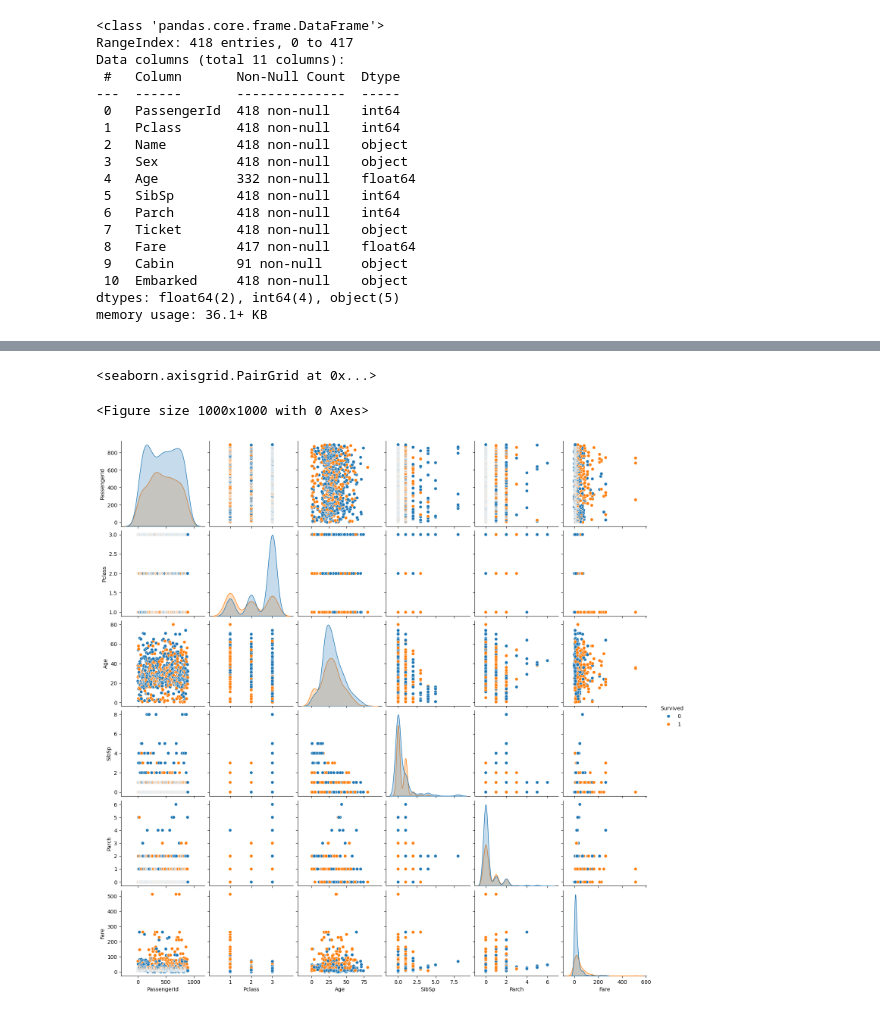
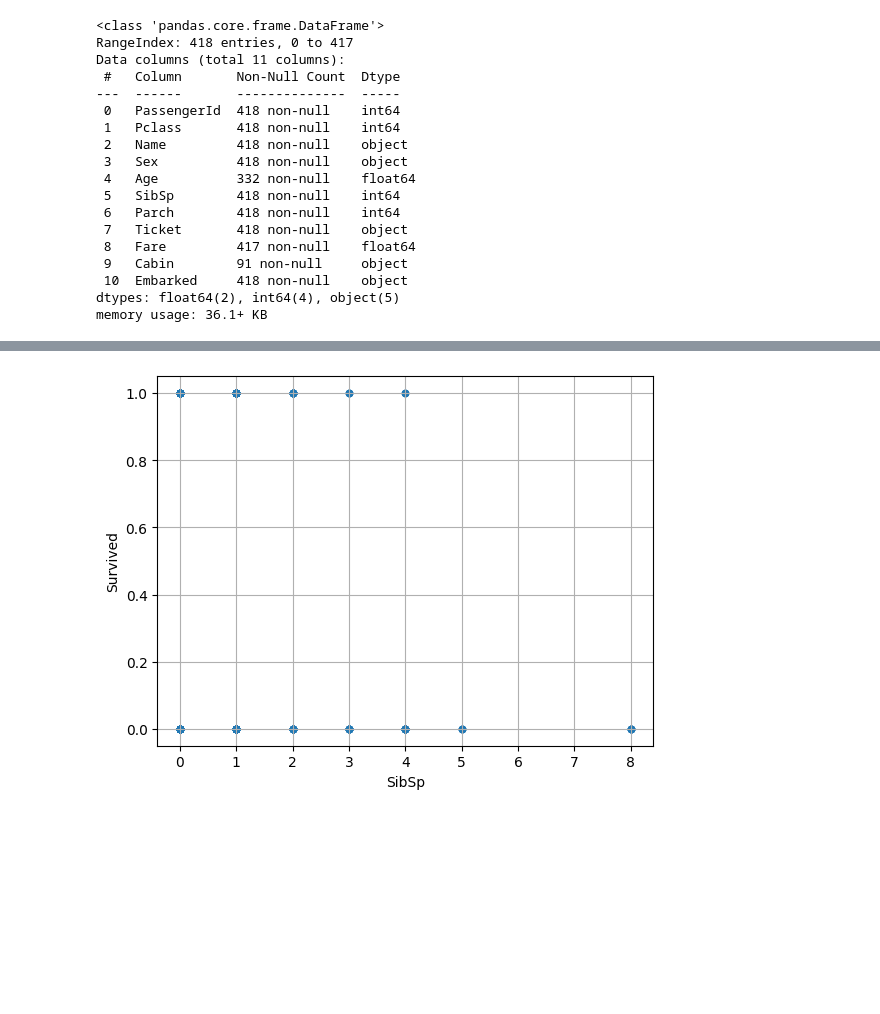
Before and after one commit to ROROROMP/kaggle, a Jupyter notebook: titanic/taitanic_02.ipynb, the cells around one changed output, grey strips where cells are left out. Saved outputs shown, nothing was run; the diff lists cells and outputs as text; code cells hidden in the pictures; blank space fills up the shorter version.

```diff
--- a/titanic/taitanic_02.ipynb
+++ b/titanic/taitanic_02.ipynb
@@ -125,7 +120,11 @@ sns.scatterplot(data=train_df, x='Pclass', y="Survived")
-# %%
-plt.figure(figsize=(10,10))
-sns.pairplot(train_df, hue="Survived", height=2.5)
-# %% [output]
-<seaborn.axisgrid.PairGrid at 0x...>
-<Figure size 1000x1000 with 0 Axes>
-[figure, removed]
+# %%
+train_df.plot(
+    x=train_df.columns[6],
+    y=train_df.columns[1],
+    kind='scatter',
+    grid=True,
+    )
+
+plt.show()
+# %% [output]
+[figure, added]
```
Also changed, not shown: parts of 2 cells of this notebook.
